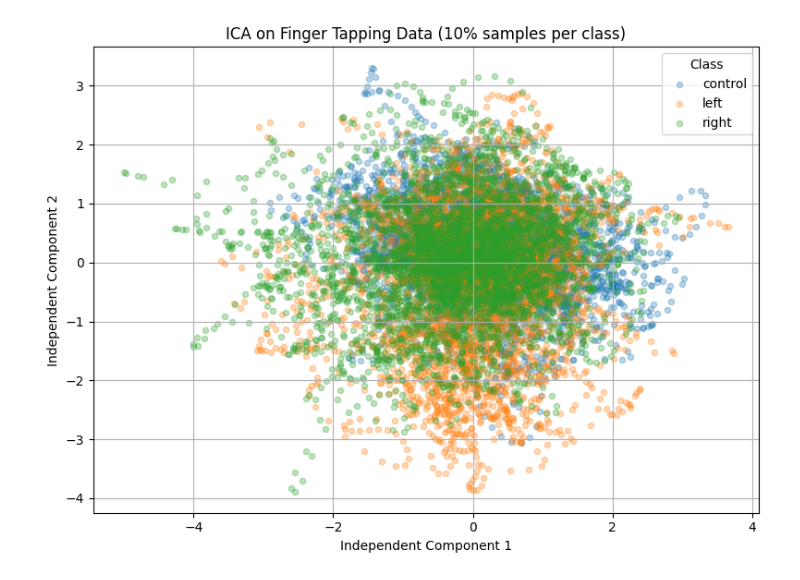
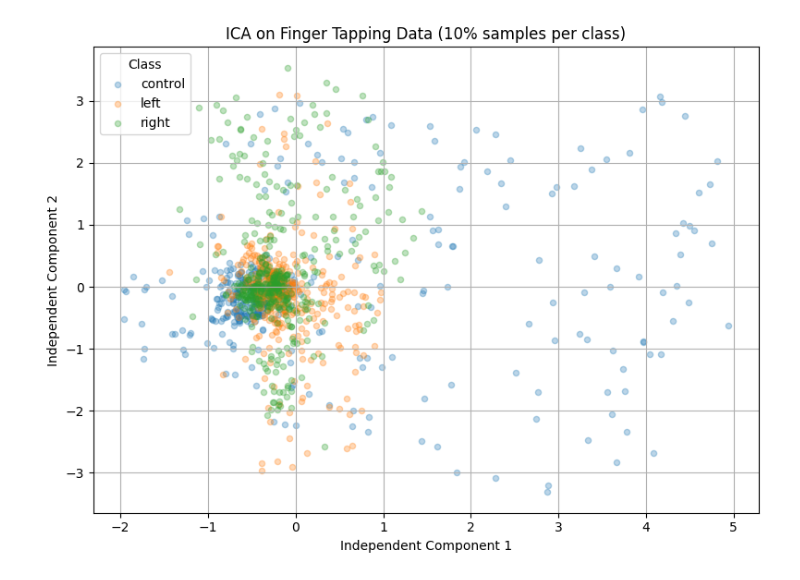
Before and after one commit to DoudouYZ/BCI-fNIRS, a Jupyter notebook: Preprocessing/ICA.ipynb, the cells around one changed output. Cells and saved outputs as stored; diff of their text form; code cells hidden in the pictures.

```diff
--- a/Preprocessing/ICA.ipynb
+++ b/Preprocessing/ICA.ipynb
@@ -115,14 +20,13 @@ def reshape_epochs(epochs, n_epochs_to_include):
     # Retrieve and limit the epoch data
 
     """Limit epochs to min bound, reshape data to channels x merged_epochs"""
-    epoch_data = epoch.get_data()[:min_bound, :, :]
+    epoch_data = epochs.get_data()[:n_epochs_to_include, :, :]
     # epoch_data = epoch.get_data()
     n_epoch, n_channels, n_epoch_size = epoch_data.shape
     epoch_data_reshaped = epoch_data.reshape(n_channels, n_epoch * n_epoch_size)
     return epoch_data_reshaped.T
 # %%
-# subject = simple_pipeline(subject="01")
-epochs = get_raw_subject_data(subject=0)
+epochs = get_raw_subject_data(subject=3)
 
 # Divide each activity and find the minimum number of samples
 control = epochs['Control']
@@ -131,9 +35,9 @@ right = epochs['Tapping_Right']
 min_bound = np.min([x.get_data().shape[0] for x in [control, left, right]])
 
 # Reshape all activities
-control_reshaped = reshape_activity(control, min_bound)
-left_reshaped = reshape_activity(left, min_bound)
-right_reshaped = reshape_activity(right, min_bound)
+control_reshaped = reshape_epochs(control, min_bound)
+left_reshaped = reshape_epochs(left, min_bound)
+right_reshaped = reshape_epochs(right, min_bound)
 X = np.concatenate([control_reshaped, left_reshaped, right_reshaped], axis=0)
 
 l = control_reshaped.shape[0]
@@ -142,4 +46,7 @@ y = np.concatenate([np.full(l, 1), np.full(l, 2), np.full(l, 3)])
 # Standardize data (should not be necessary for ICA, but good practice)
 scaler = StandardScaler()
 X_scaled = scaler.fit_transform(X)
+
+ica = FastICA(n_components=5, max_iter=1000, tol=0.0001, random_state=42)
+X_ica = ica.fit_transform(X_scaled)
 # %% [output]
@@ -150,34 +385,37 @@ X_ica = ica.fit_transform(X_scaled)
 # %%
 # Mapping labels to names and colors
 labels_map = {1: "control", 2: "left", 3: "right"}
 colors = {1: "C0", 2: "C1", 3: "C2"}
 
 # Select components to plot
 ic_x, ic_y = 0, 1
 
+# % of each class to plot
+class_percent = 0.1
+
 plt.figure(figsize=(8, 6))
 for label in [1, 2, 3]:
     mask = (y == label)
     indices = np.where(mask)[0]
     # Select 10% of the indices (at least one)
-    num_points = max(1, int(len(indices) * 1))
+    num_points = max(1, int(len(indices) * class_percent))
     selected = np.random.choice(indices, size=num_points, replace=False)
     plt.scatter(X_ica[selected, ic_x],
                 X_ica[selected, ic_y],
                 color=colors[label],
                 alpha=0.3,
                 label=labels_map[label],
                 s=20)  # Adjusted size for better visibility
 
 plt.xlabel(f'Independent Component {ic_x + 1}')
 plt.ylabel(f'Independent Component {ic_y + 1}')
-plt.title('ICA on Finger Tapping Data (10% samples per class)')
+plt.title(f'ICA on Finger Tapping Data ({class_percent*100:.0f}% samples per class)')
 plt.legend(title="Class")
 plt.grid()
 plt.tight_layout()
 plt.show()
 # %% [output]
-[figure, old version]
+[figure, new version]
 # %%
 plt.figure(figsize=(10, 8))
 for i in range(X_ica.shape[1]):
```
Also changed, not shown: parts of 10 cells of this notebook.
